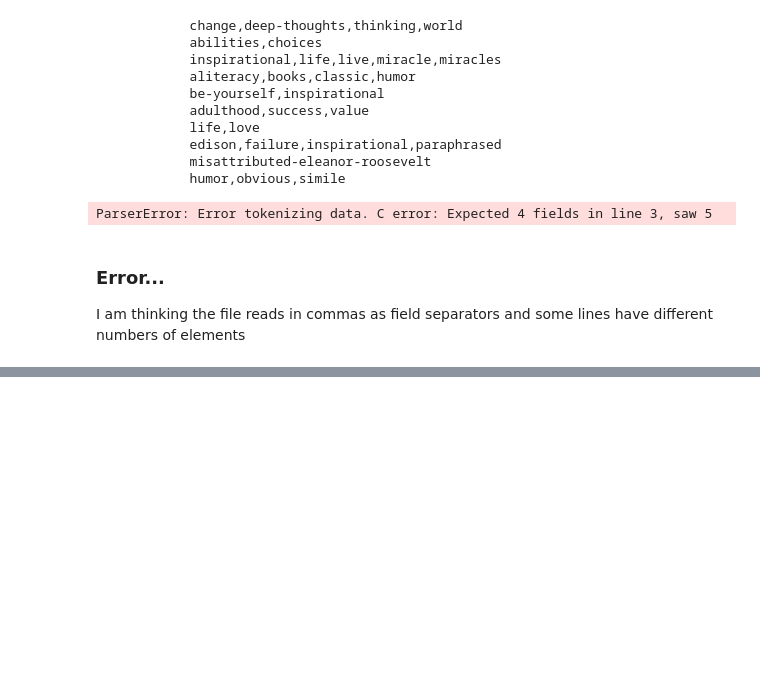
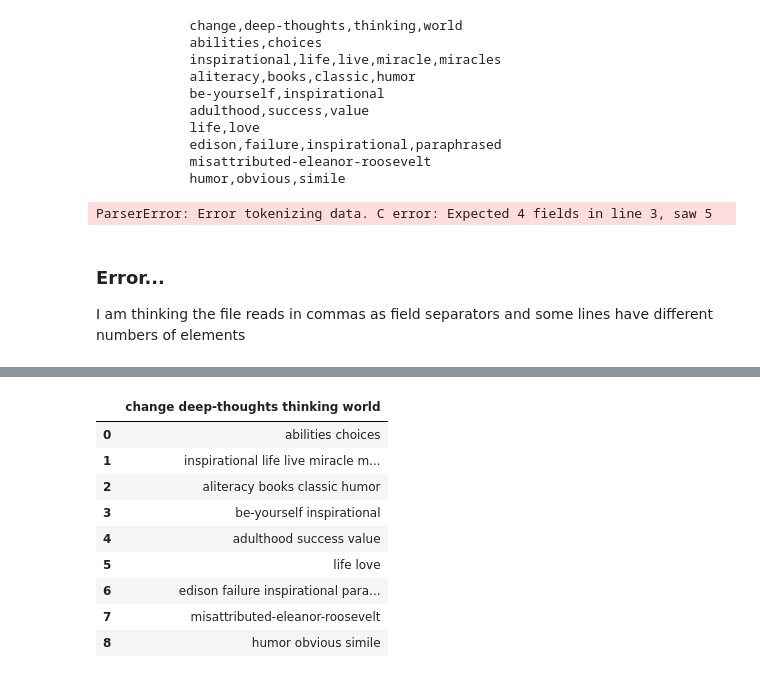
Before and after one commit to stephanie-jones78/scraping_notes, a Jupyter notebook: notes.ipynb, the cells around one changed output, grey strips where cells are left out. Drawn from its saved outputs; the diff is of its cells as text; code cells hidden in the pictures; blank space fills up the shorter version.

```diff
--- a/notes.ipynb
+++ b/notes.ipynb
@@ -236,0 +265,14 @@ I am thinking the file reads in commas as field separators and some lines have d
+# %%
+# trying keywords file again
+pd.read_csv('keywords.txt')
+# %% [output]
+|  | change deep-thoughts thinking world |
+| 0 | abilities choices |
+| 1 | inspirational life live miracle m... |
+| 2 | aliteracy books classic humor |
+| 3 | be-yourself inspirational |
+| 4 | adulthood success value |
+| 5 | life love |
+| 6 | edison failure inspirational para... |
+| 7 | misattributed-eleanor-roosevelt |
+| 8 | humor obvious simile |
```
Also changed, not shown: parts of 2 cells of this notebook, 5 other files.
